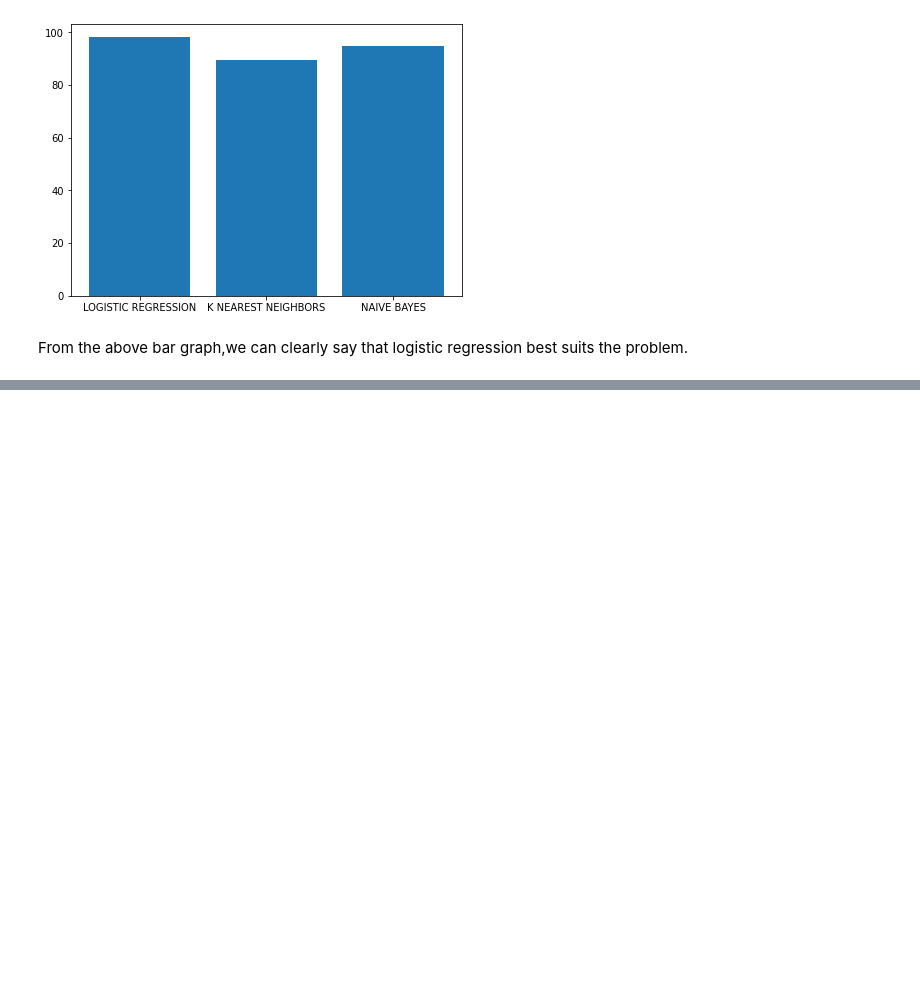
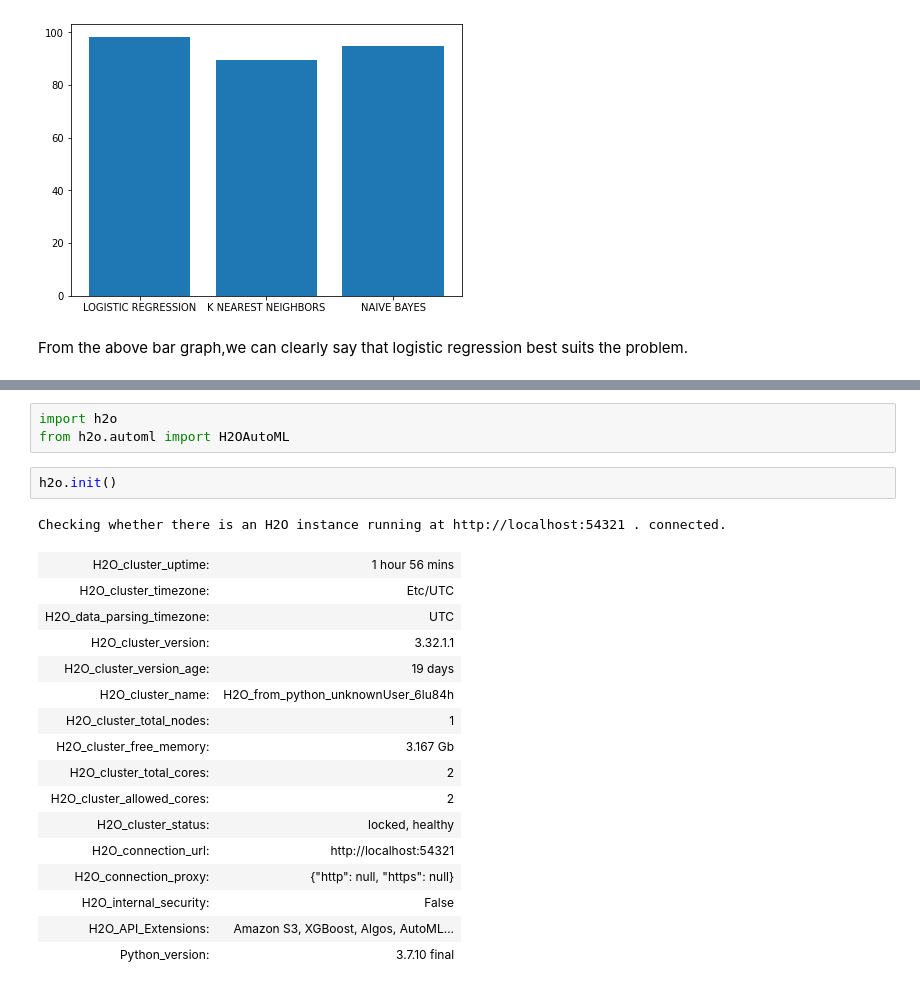
Before and after one commit to naveenvarma600/BREAST-CANCER-PREDICTION, a Jupyter notebook: breast_cancer.ipynb, the cells around one changed output, grey strips where cells are left out. Cells and saved outputs as stored; diff of their text form; blank space fills up the shorter version.

```diff
--- a/breast_cancer.ipynb
+++ b/breast_cancer.ipynb
@@ -121,0 +145,23 @@ From the above bar graph,we can clearly say that logistic regression best suits
+# %%
+import h2o
+from h2o.automl import H2OAutoML
+# %%
+h2o.init()
+# %% [output]
+Checking whether there is an H2O instance running at http://localhost:54321 . connected.
+| H2O_cluster_uptime: | 1 hour 56 mins |
+| H2O_cluster_timezone: | Etc/UTC |
+| H2O_data_parsing_timezone: | UTC |
+| H2O_cluster_version: | 3.32.1.1 |
+| H2O_cluster_version_age: | 19 days |
+| H2O_cluster_name: | H2O_from_python_unknownUser_6lu84h |
+| H2O_cluster_total_nodes: | 1 |
+| H2O_cluster_free_memory: | 3.167 Gb |
+| H2O_cluster_total_cores: | 2 |
+| H2O_cluster_allowed_cores: | 2 |
+| H2O_cluster_status: | locked, healthy |
+| H2O_connection_url: | http://localhost:54321 |
+| H2O_connection_proxy: | {"http": null, "https": null} |
+| H2O_internal_security: | False |
+| H2O_API_Extensions: | Amazon S3, XGBoost, Algos, AutoML... |
+| Python_version: | 3.7.10 final |
```
Also changed, not shown: parts of 18 cells of this notebook.
